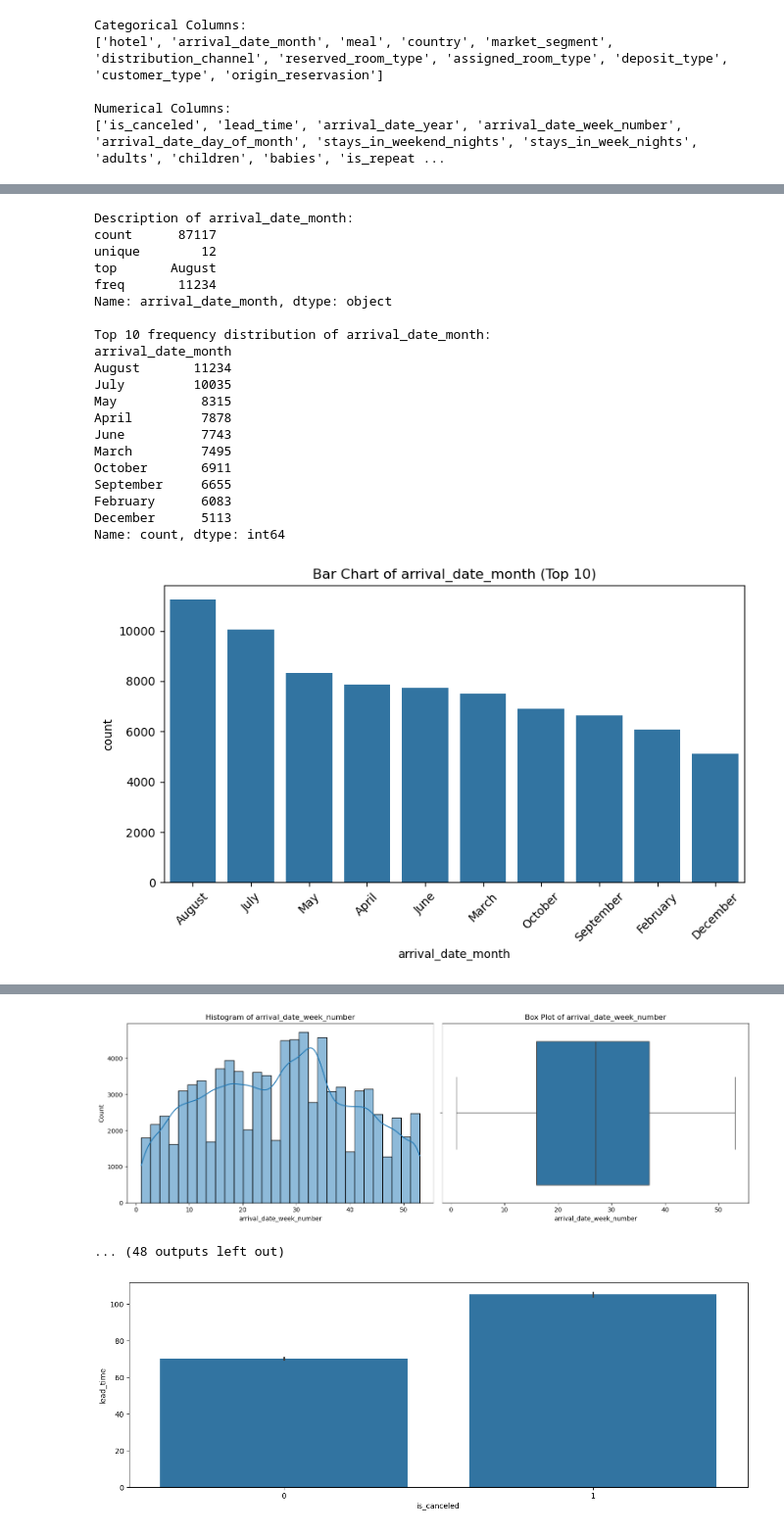
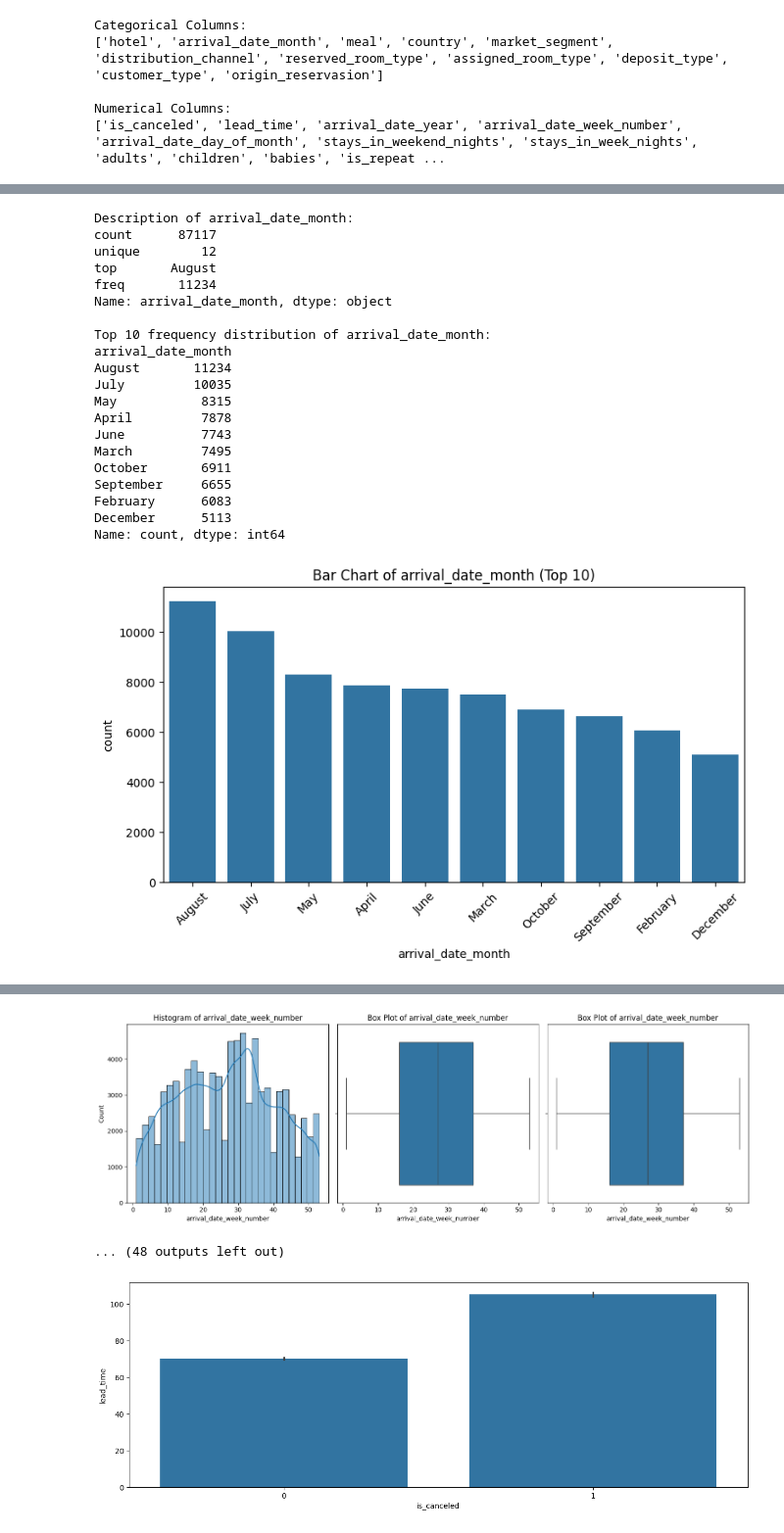
Before and after one commit to erportugueh/MINDD_Hotel, a Jupyter notebook: index-graficos.ipynb, the cells around one changed output, grey strips where cells are left out. Shown: that part at 98% size. Cells and saved outputs as stored; diff of their text form; code cells hidden in the pictures.

Commit message:
Melhorias em eliminar colunas, return dos modelos e eliminar a maioria de outliers no grafico boxplot

```diff
--- a/index-graficos.ipynb
+++ b/index-graficos.ipynb
@@ -222,19 +222,30 @@ def univariate_analysis(data, column_name):
         print(f"Skewness of {column_name}: {skewness_value}")
         print(f"Kurtosis of {column_name}: {kurtosis_value}\n")
 
+        lower_bound = data[column_name].quantile(0.25) - 1.5 * iqr_value
+        upper_bound = data[column_name].quantile(0.75) + 1.5 * iqr_value
+        df_no_outliers = data[(data[column_name] >= lower_bound) & (data[column_name] <= upper_bound)]
+
         # Histogram and Box Plot for numeric data
         plt.figure(figsize=(15, 5))
 
-        plt.subplot(1, 2, 1)
+        plt.subplot(1, 3, 1)
         sns.histplot(data[column_name], kde=True, bins=30)
         plt.title(f'Histogram of {column_name}')
 
-        plt.subplot(1, 2, 2)
+        plt.subplot(1, 3, 2)
         sns.boxplot(x=data[column_name])
+        plt.title(f'Box Plot of {column_name}')
+
+        plt.subplot(1, 3, 3)
+        sns.boxplot(x=df_no_outliers[column_name])
         plt.title(f'Box Plot of {column_name}')
 
         plt.tight_layout()
         plt.show()
+
+
+
 
     else:
         # Frequency distribution and Bar Chart for categorical data
@@ -350,7 +361,7 @@ Variance of arrival_date_week_number: 186.99290697832518
 IQR of arrival_date_week_number: 21.0
 Skewness of arrival_date_week_number: 0.022624948787099357
 Kurtosis of arrival_date_week_number: -0.9523683918827142
-[figure, old version]
+[figure, new version]
 ... (48 outputs left out)
 # %%
 # Passo 2: Univariate Analysis (Distribution of individual features)
```
Also changed, not shown: parts of 3 cells of this notebook, 2 other files.
